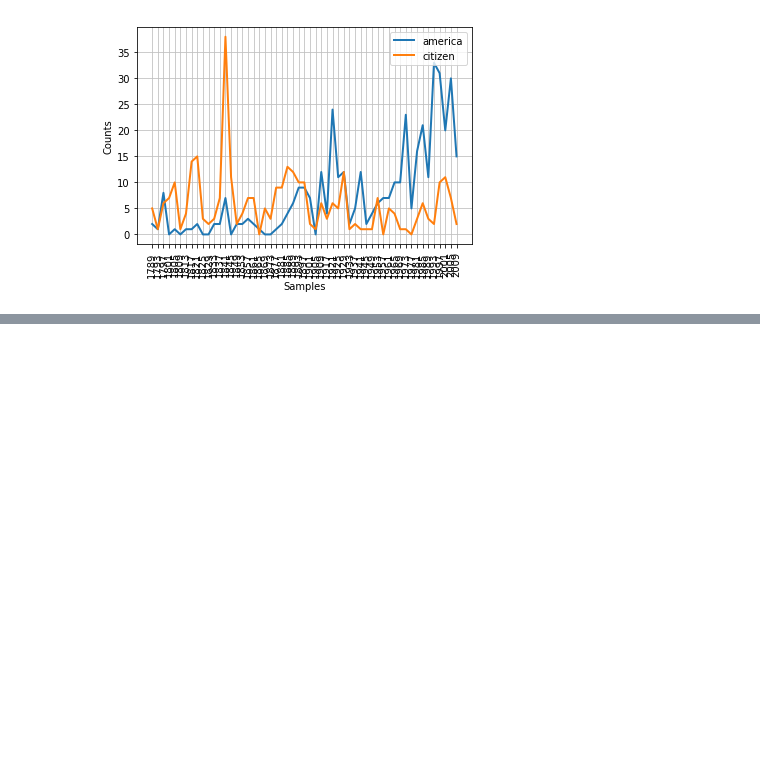
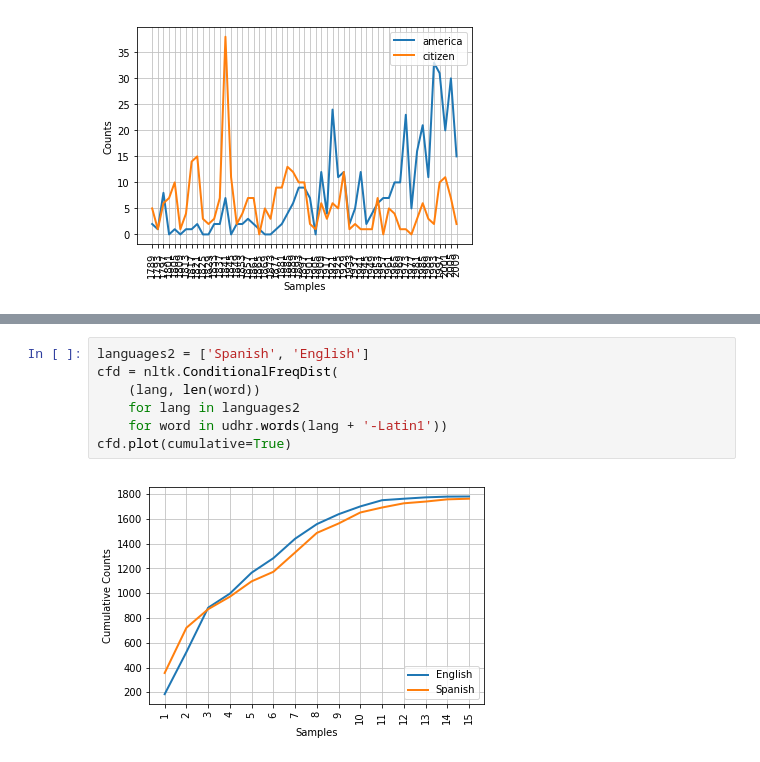
Before and after one commit to DigitalTools/nltk-book, a Jupyter notebook: Chapter 02/2.1 Accessing Text Corpora.ipynb, the cells around one changed output, grey strips where cells are left out. Saved outputs shown, nothing was run; the diff lists cells and outputs as text; blank space fills up the shorter version.

```diff
--- a/Chapter 02/2.1 Accessing Text Corpora.ipynb
+++ b/Chapter 02/2.1 Accessing Text Corpora.ipynb
@@ -380,0 +394,9 @@ cfd.plot()
+# %%
+languages2 = ['Spanish', 'English']
+cfd = nltk.ConditionalFreqDist(
+    (lang, len(word))
+    for lang in languages2
+    for word in udhr.words(lang + '-Latin1'))
+cfd.plot(cumulative=True)
+# %% [output]
+[figure, added]
```
Also changed, not shown: parts of 2 cells of this notebook.
